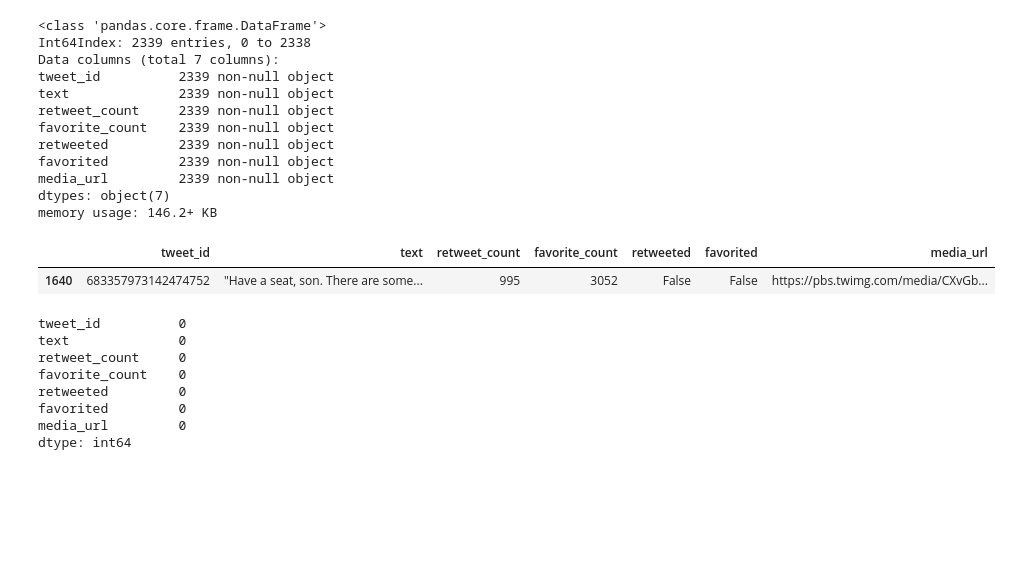
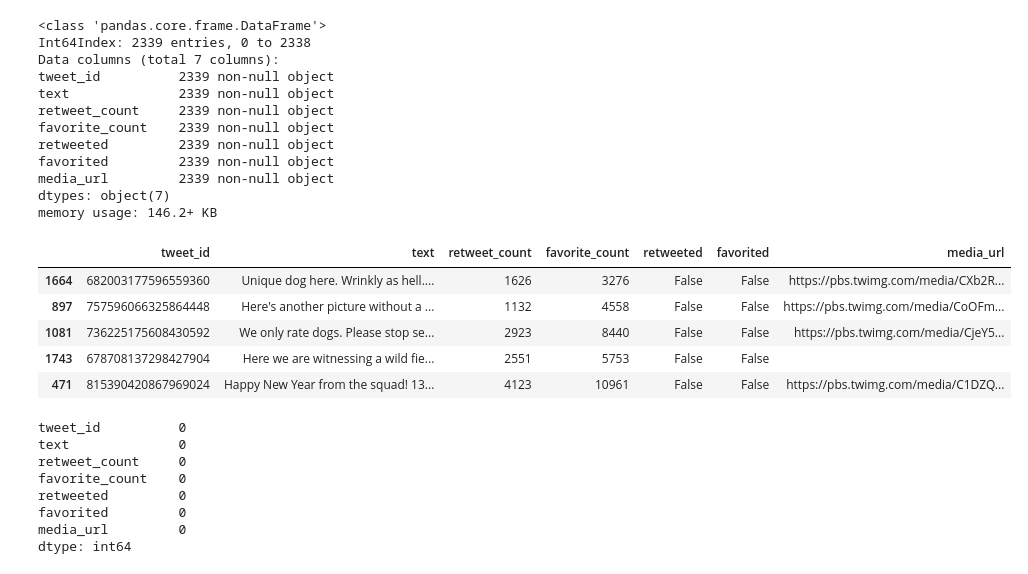
Before and after one commit to bthodla/danano, a Jupyter notebook: prj4/wrangle_act.ipynb, the cells around one changed output. Saved outputs shown, nothing was run; the diff lists cells and outputs as text; code cells hidden in the pictures; blank space fills up the shorter version.

```diff
--- a/prj4/wrangle_act.ipynb
+++ b/prj4/wrangle_act.ipynb
@@ -281,10 +279,13 @@ dtypes: object(7)
 memory usage: 146.2+ KB
 # %%
 tweets_mini_df.sample(5)
-tweets_mini_df.query('tweet_id == 683357973142474752')
 # %% [output]
 |  | tweet_id | text | retweet_count | favorite_count | retweeted | favorited | media_url |
-| 1640 | 683357973142474752 | "Have a seat, son. There are some... | 995 | 3052 | False | False | https://pbs.twimg.com/media/CXvGb... |
+| 1664 | 682003177596559360 | Unique dog here. Wrinkly as hell.... | 1626 | 3276 | False | False | https://pbs.twimg.com/media/CXb2R... |
+| 897 | 757596066325864448 | Here's another picture without a ... | 1132 | 4558 | False | False | https://pbs.twimg.com/media/CoOFm... |
+| 1081 | 736225175608430592 | We only rate dogs. Please stop se... | 2923 | 8440 | False | False | https://pbs.twimg.com/media/CjeY5... |
+| 1743 | 678708137298427904 | Here we are witnessing a wild fie... | 2551 | 5753 | False | False |  |
+| 471 | 815390420867969024 | Happy New Year from the squad! 13... | 4123 | 10961 | False | False | https://pbs.twimg.com/media/C1DZQ... |
 # %%
 tweets_mini_df.isnull().sum()
 # %% [output]
```
Also changed, not shown: parts of 8 cells of this notebook.
